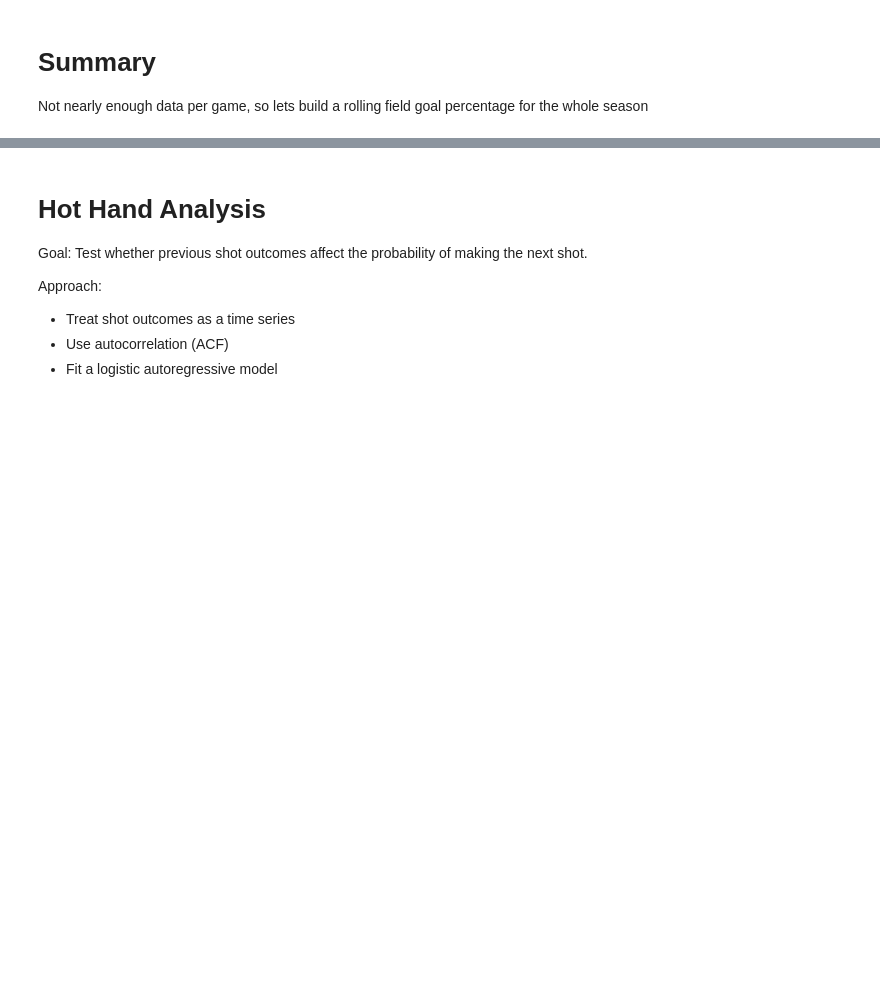
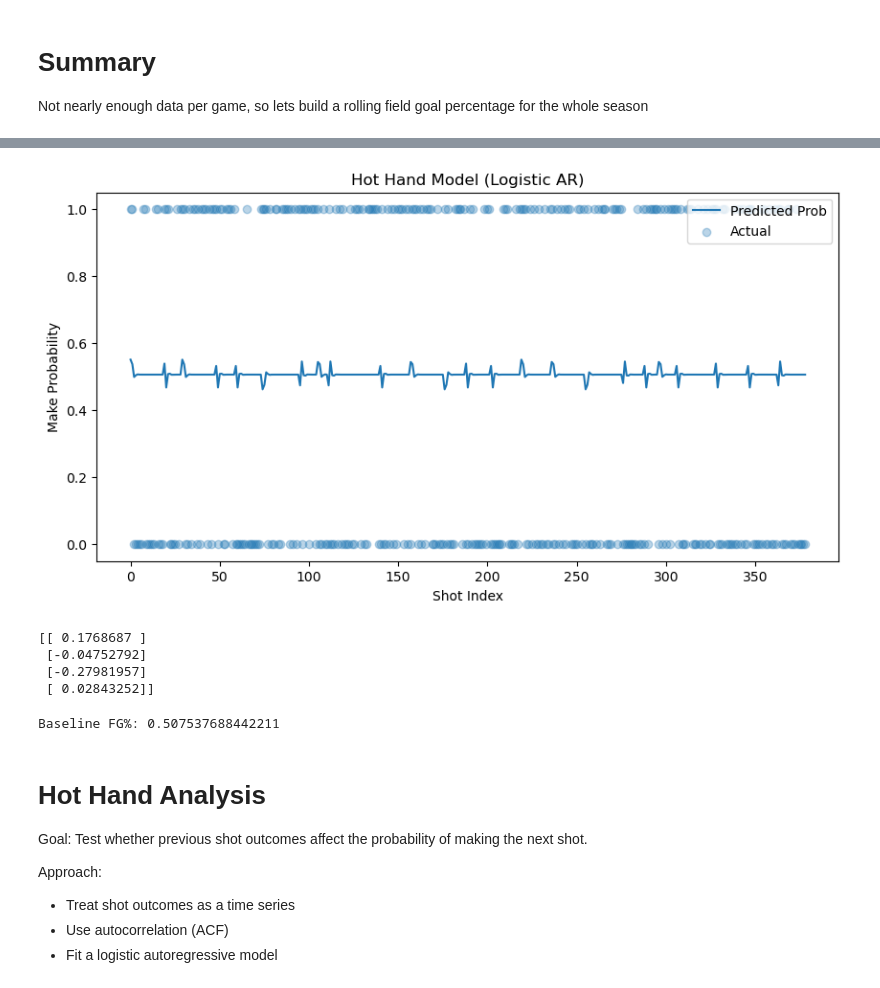
Before and after one commit to lilyhoffman/ds4420, a Jupyter notebook: hot_hands_time_series.ipynb, the cells around one changed output, grey strips where cells are left out. Drawn from its saved outputs; the diff is of its cells as text; code cells hidden in the pictures; blank space fills up the shorter version.

Commit message:
Added time series analysis for S. Curry's hot hand

```diff
--- a/hot_hands_time_series.ipynb
+++ b/hot_hands_time_series.ipynb
@@ -279,7 +279,9 @@ train_size = int(.8 * len(one_game))
 train_data = one_game[:train_size]
 test_data = one_game[train_size:]
 
-# put the y feature (the current SO9) in arrays
+X_train = np.array(train_data['fg_pct_lag1']).reshape(-1,1)
+
+# put the y feature (the current fg_pct) in arrays
 y_train = np.array(train_data['fg_pct']).reshape(-1,1)
 y_test = np.array(test_data['fg_pct']).reshape(-1,1)
 
@@ -407,3 +413,54 @@ plt.show()
+# %%
+y_pred_prob = []
+y_pred = []
+
+for gameid, game_df in test_df.groupby("gameid"):
+    game_df = game_df.reset_index(drop=True)
+
+    # initialize state from FIRST row of this game
+    state = game_df[lag_cols].iloc[0].values.astype(float)
+
+    for i in range(len(game_df)):
+        x = np.concatenate([[1], state]).reshape(1, -1)
+        prob = sigmoid(x @ w)[0, 0]
+
+        y_pred_prob.append(prob)
+
+        pred = 1 if prob > 0.5 else 0
+        y_pred.append(pred)
+
+        # update AR state
+        state = np.roll(state, 1)
+        state[0] = prob  # smoother than using pred
+
+test_df = test_df.copy()
+test_df["pred_prob"] = y_pred_prob
+test_df["pred"] = y_pred
+# %%
+import matplotlib.pyplot as plt
+
+plt.figure(figsize=(10,5))
+
+plt.plot(test_df["pred_prob"].values, label="Predicted Prob")
+plt.scatter(range(len(test_df)), test_df["made"], alpha=0.3, label="Actual")
+
+plt.xlabel("Shot Index")
+plt.ylabel("Make Probability")
+plt.title("Hot Hand Model (Logistic AR)")
+plt.legend()
+plt.show()
+print(w)
+# %% [output]
+[figure, added]
+[[ 0.1768687 ]
+ [-0.04752792]
+ [-0.27981957]
+ [ 0.02843252]]
+# %%
+baseline = train_df["made"].mean()
+print("Baseline FG%:", baseline)
+# %% [output]
+Baseline FG%: 0.507537688442211
 # %% [markdown]
 # Hot Hand Analysis
 
```
Also changed, not shown: parts of 4 cells of this notebook.
